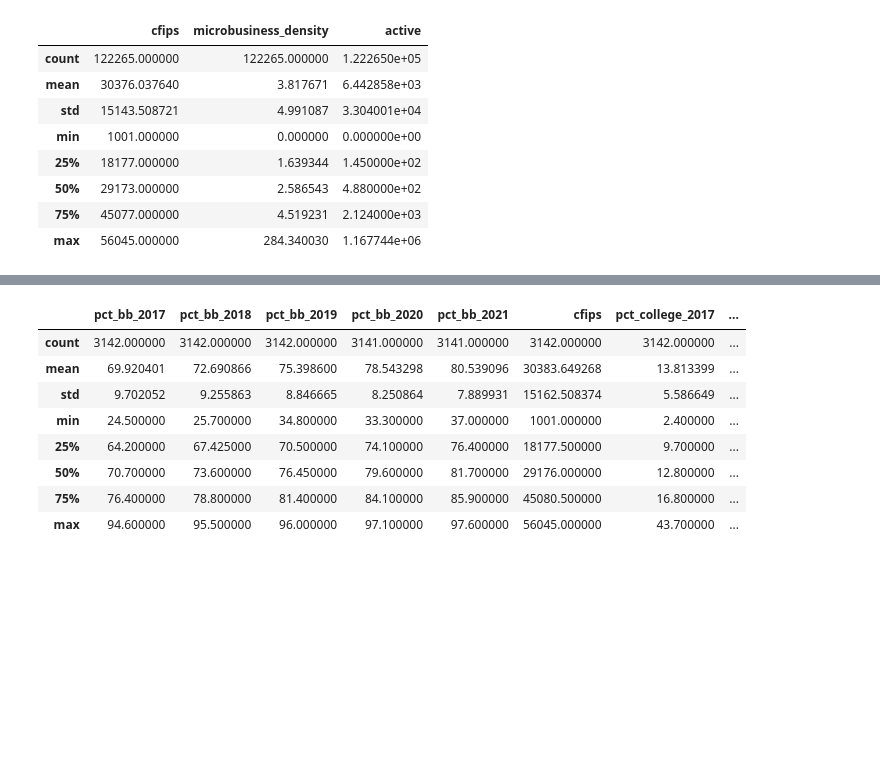
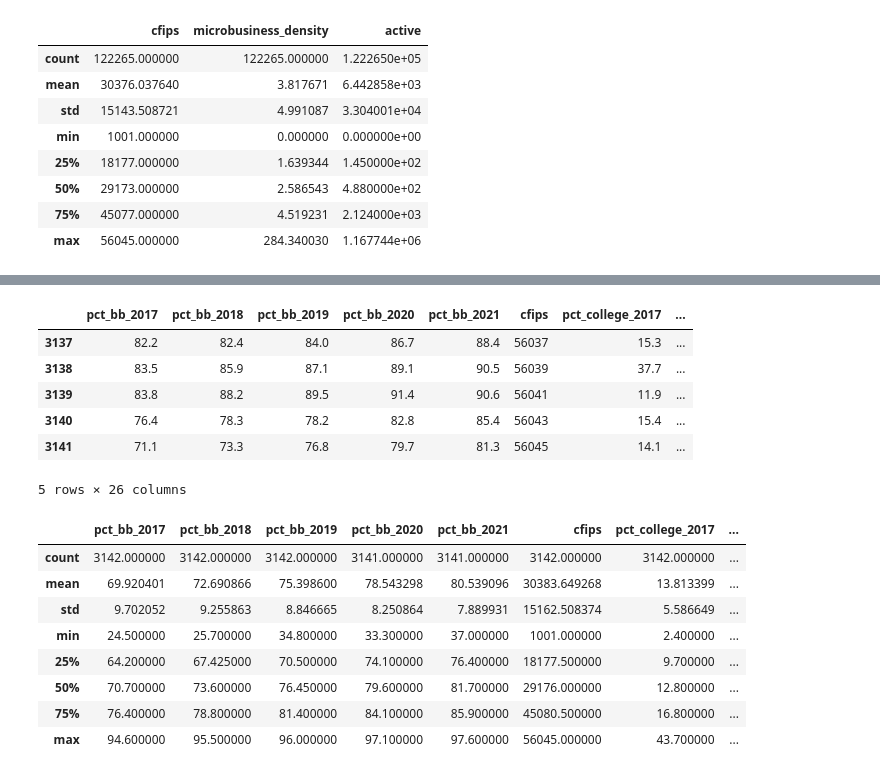
Before and after one commit to kartikeysinha/goDaddy-MicroBusiness_Kaggle, a Jupyter notebook: eda.ipynb, the cells around one changed output, grey strips where cells are left out. Drawn from its saved outputs; the diff is of its cells as text; code cells hidden in the pictures; blank space fills up the shorter version.

```diff
--- a/eda.ipynb
+++ b/eda.ipynb
@@ -25,3 +53,13 @@ df.describe()
+# %%
+df_census.tail()
+# %% [output]
+|  | pct_bb_2017 | pct_bb_2018 | pct_bb_2019 | pct_bb_2020 | pct_bb_2021 | cfips | pct_college_2017 | ... |
+| 3137 | 82.2 | 82.4 | 84.0 | 86.7 | 88.4 | 56037 | 15.3 | ... |
+| 3138 | 83.5 | 85.9 | 87.1 | 89.1 | 90.5 | 56039 | 37.7 | ... |
+| 3139 | 83.8 | 88.2 | 89.5 | 91.4 | 90.6 | 56041 | 11.9 | ... |
+| 3140 | 76.4 | 78.3 | 78.2 | 82.8 | 85.4 | 56043 | 15.4 | ... |
+| 3141 | 71.1 | 73.3 | 76.8 | 79.7 | 81.3 | 56045 | 14.1 | ... |
+5 rows × 26 columns
 # %%
 df_census.describe()
 # %% [output]
```
Also changed, not shown: parts of 3 cells of this notebook.
